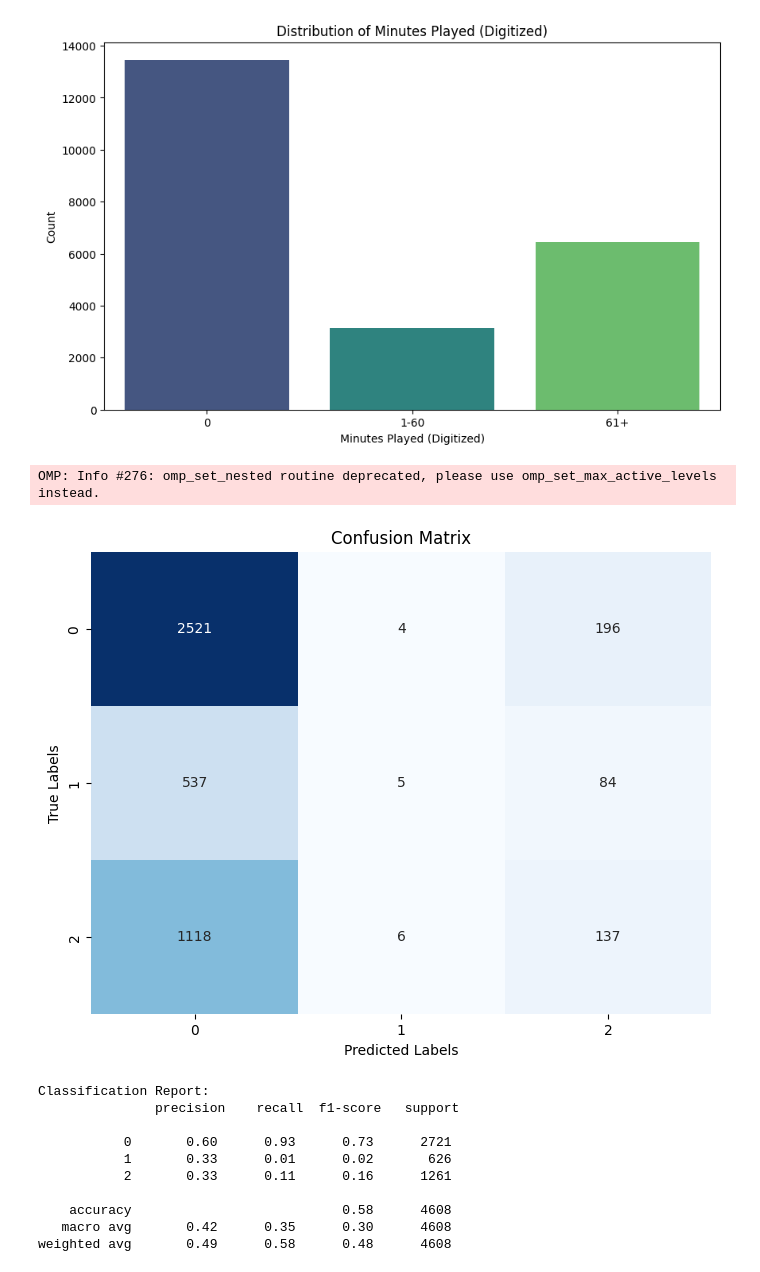
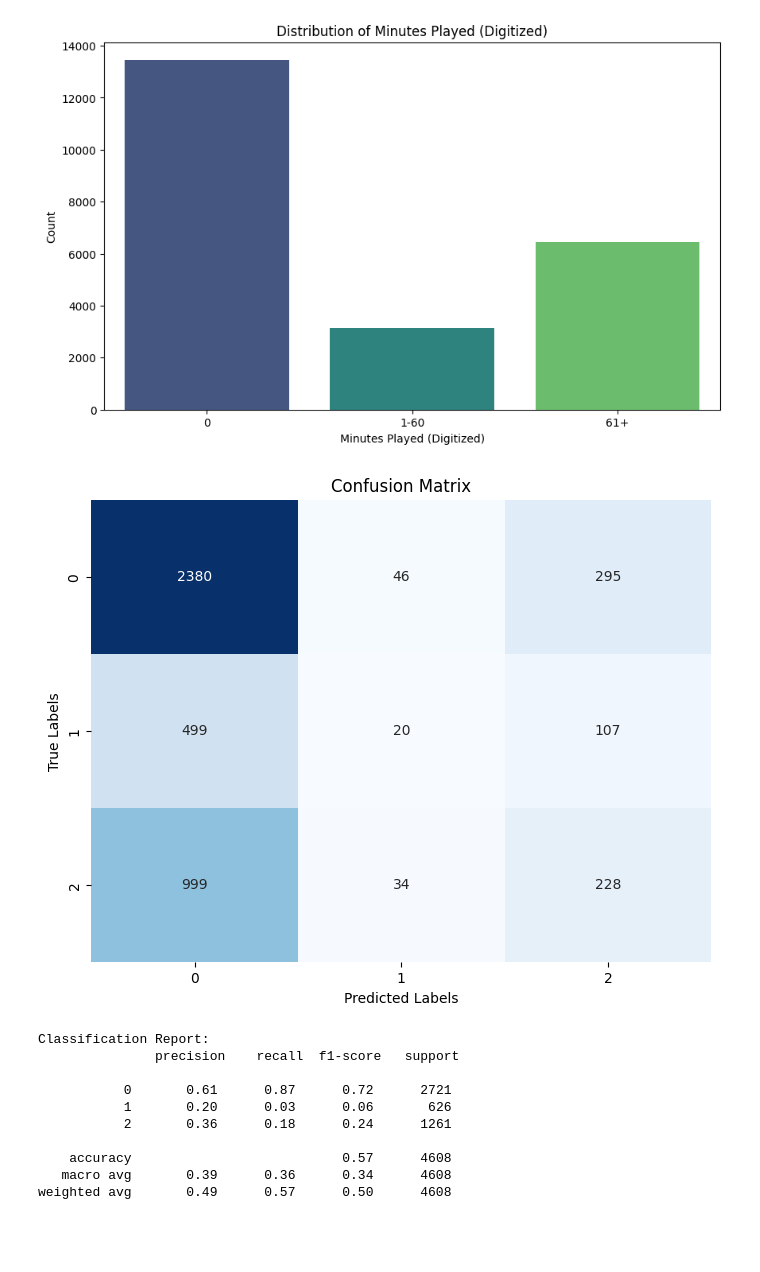
Before and after one commit to LevanBokeria/2025-reg-hack-week-airsenal, a Jupyter notebook: notebooks/rocket_classifier_apply.ipynb, the cells around one changed output. Saved outputs shown, nothing was run; the diff lists cells and outputs as text; code cells hidden in the pictures; blank space fills up the shorter version.

Commit message:
exploring rocket

```diff
--- a/notebooks/rocket_classifier_apply.ipynb
+++ b/notebooks/rocket_classifier_apply.ipynb
@@ -91,38 +91,37 @@ from sklearn.model_selection import train_test_split
 X_train, X_test, y_train, y_test = train_test_split(X, y_dig, test_size=0.2, random_state=42)
 # %%
 # Create and fit the ROCKET classifier
-clf = RocketClassifier(num_kernels=500)
+clf = RocketClassifier(num_kernels=2000)
 clf.fit(X_train, y_train)
 
 # Generate predictions on the test set
 y_pred = clf.predict(X_test)
 
 # Create a confusion matrix
 conf_matrix = confusion_matrix(y_test, y_pred)
 
 # Create a heatmap for the confusion matrix
 plt.figure(figsize=(8, 6))
 sns.heatmap(conf_matrix, annot=True, fmt='d', cmap='Blues', cbar=False)
 plt.xlabel('Predicted Labels')
 plt.ylabel('True Labels')
 plt.title('Confusion Matrix')
 plt.show()
 
 # Create a classification report
 class_report = classification_report(y_test, y_pred)
 
 # Print the classification report
 print("Classification Report:\n", class_report)
 # %% [output]
+[figure, new version]
-OMP: Info #276: omp_set_nested routine deprecated, please use omp_set_max_active_levels instead.
+Classification Report:
+               precision    recall  f1-score   support
+
+           0       0.61      0.87      0.72      2721
+           1       0.20      0.03      0.06       626
+           2       0.36      0.18      0.24      1261
+
+    accuracy                           0.57      4608
+   macro avg       0.39      0.36      0.34      4608
+weighted avg       0.49      0.57      0.50      4608
-[figure, old version]
-Classification Report:
-               precision    recall  f1-score   support
-
-           0       0.60      0.93      0.73      2721
-           1       0.33      0.01      0.02       626
-           2       0.33      0.11      0.16      1261
-
-    accuracy                           0.58      4608
-   macro avg       0.42      0.35      0.30      4608
-weighted avg       0.49      0.58      0.48      4608
```
Also changed, not shown: 2 other files.
